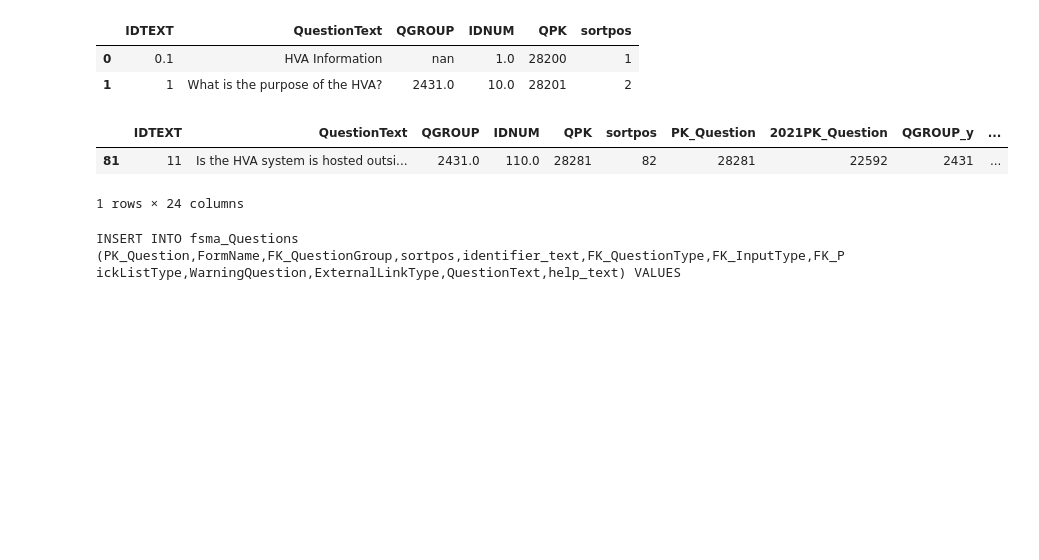
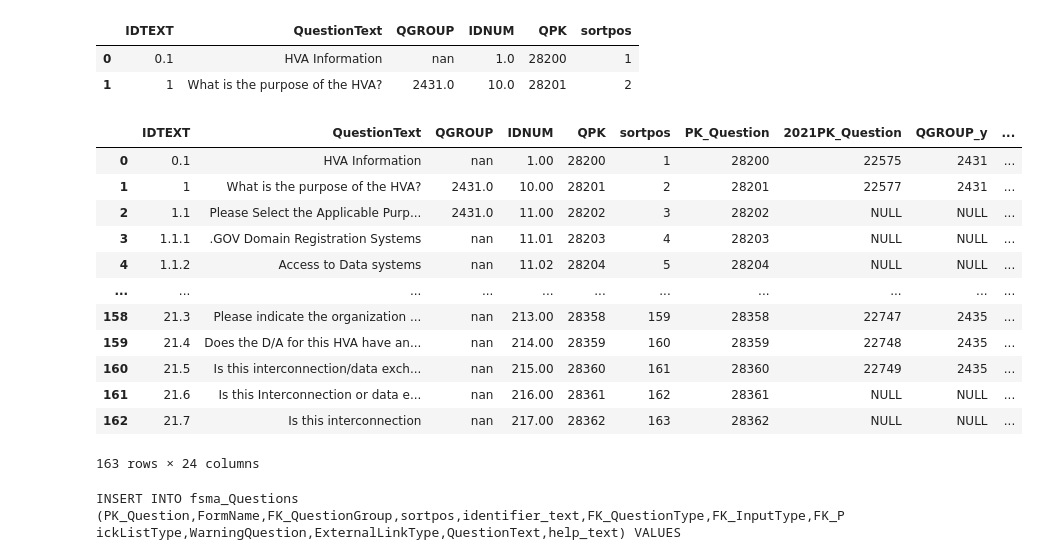
Before and after one commit to tmnkopp/PythonAutomation, a Jupyter notebook: DataCodeGen/18022022.ipynb, the cells around one changed output. Drawn from its saved outputs; the diff is of its cells as text; code cells hidden in the pictures; blank space fills up the shorter version.

```diff
--- a/DataCodeGen/18022022.ipynb
+++ b/DataCodeGen/18022022.ipynb
@@ -93,17 +93,3 @@ df1[1:2]  # .loc[ df1['IDTEXT'].str.contains('5.') ]
 # %% [output]
 |  | IDTEXT | QuestionText | QGROUP | IDNUM | QPK | sortpos |
 | 1 | 1 | What is the purpose of the HVA? | 2431.0 | 10.0 | 28201 | 2 |
-# %%
-ppl = pd.read_excel(r'C:\Users\Tim\Documents\1802\HVA\HVA1.xlsx', sheet_name='PurposePickList' )
-l=[]
-c=0
-for i,r in ppl.iterrows():
-    if i % 2==1:
-        continue
-    c=c+1
-    IDTEXT = f"1.1.{ c }"
-    QuestionText = f"{ r['DisplayValue'] }"
-    l.append( {'IDTEXT':f'{IDTEXT}', 'QuestionText': f"If {QuestionText}, describe:"})
-ppl = pd.DataFrame(l)
-ppl.to_csv(r'C:\Users\Tim\Documents\1802\HVA\ppl.csv', index=False)
-ppl[0:2]
@@ -114,7 +110,7 @@ ppl[0:2]
 # %%
-dfp = pd.read_csv(r'C:\Users\Tim\Documents\1802\HVA\ppl.csv' )
+dfp = pd.read_csv(r'C:\Users\Tim\Documents\1802\HVA\HVAPurpose.csv' )
 dfp['IDTEXT'] = dfp['IDTEXT'].apply(lambda s : s.replace('.a','.1'))
 dfp['IDTEXT'] = dfp['IDTEXT'].apply(lambda s : s.replace('.b','.2'))
 dfp = normalizedf(dfp)
-dfp[:2]
+dfp[:]
 # %% [output]
@@ -147,18 +157,28 @@ dfa[0:2]
 # %%
 dff = pd.merge(dfa, dfq, how='left', on='IDTEXT', suffixes=('', '_y'))
 dff['FK_QuestionType'].fillna('9', inplace=True)
 dff['FK_PickList'].fillna('NULL', inplace=True)
 dff['FK_PickListType'].fillna('NULL', inplace=True)
 dff['WarningQuestion'].fillna('NULL', inplace=True)
 dff['PK_ExternalLink'].fillna('NULL', inplace=True)
 dff['PK_Question']=dff['QPK']
 dff['FK_InputType'].fillna('NULL', inplace=True)
 dff['help_text'].fillna('NULL', inplace=True)
 dff = dff.fillna('NULL')
 dff  = dff.replace('None','NULL')
 dff.to_csv(r'C:\Users\Tim\Documents\1802\HVA\dfa.csv', index=False)
-dff[81:82]
+dff[:]
 # %% [output]
 |  | IDTEXT | QuestionText | QGROUP | IDNUM | QPK | sortpos | PK_Question | 2021PK_Question | QGROUP_y | ... |
-| 81 | 11 | Is the HVA system is hosted outsi... | 2431.0 | 110.0 | 28281 | 82 | 28281 | 22592 | 2431 | ... |
+| 0 | 0.1 | HVA Information | nan | 1.00 | 28200 | 1 | 28200 | 22575 | 2431 | ... |
+| 1 | 1 | What is the purpose of the HVA? | 2431.0 | 10.00 | 28201 | 2 | 28201 | 22577 | 2431 | ... |
+| 2 | 1.1 | Please Select the Applicable Purp... | 2431.0 | 11.00 | 28202 | 3 | 28202 | NULL | NULL | ... |
+| 3 | 1.1.1 | .GOV Domain Registration Systems | nan | 11.01 | 28203 | 4 | 28203 | NULL | NULL | ... |
+| 4 | 1.1.2 | Access to Data systems | nan | 11.02 | 28204 | 5 | 28204 | NULL | NULL | ... |
+| ... | ... | ... | ... | ... | ... | ... | ... | ... | ... | ... |
+| 158 | 21.3 | Please indicate the organization ... | nan | 213.00 | 28358 | 159 | 28358 | 22747 | 2435 | ... |
+| 159 | 21.4 | Does the D/A for this HVA have an... | nan | 214.00 | 28359 | 160 | 28359 | 22748 | 2435 | ... |
+| 160 | 21.5 | Is this interconnection/data exch... | nan | 215.00 | 28360 | 161 | 28360 | 22749 | 2435 | ... |
+| 161 | 21.6 | Is this Interconnection or data e... | nan | 216.00 | 28361 | 162 | 28361 | NULL | NULL | ... |
+| 162 | 21.7 | Is this interconnection | nan | 217.00 | 28362 | 163 | 28362 | NULL | NULL | ... |
-1 rows × 24 columns
+163 rows × 24 columns
```
Also changed, not shown: parts of 6 cells of this notebook, 1 other file.
